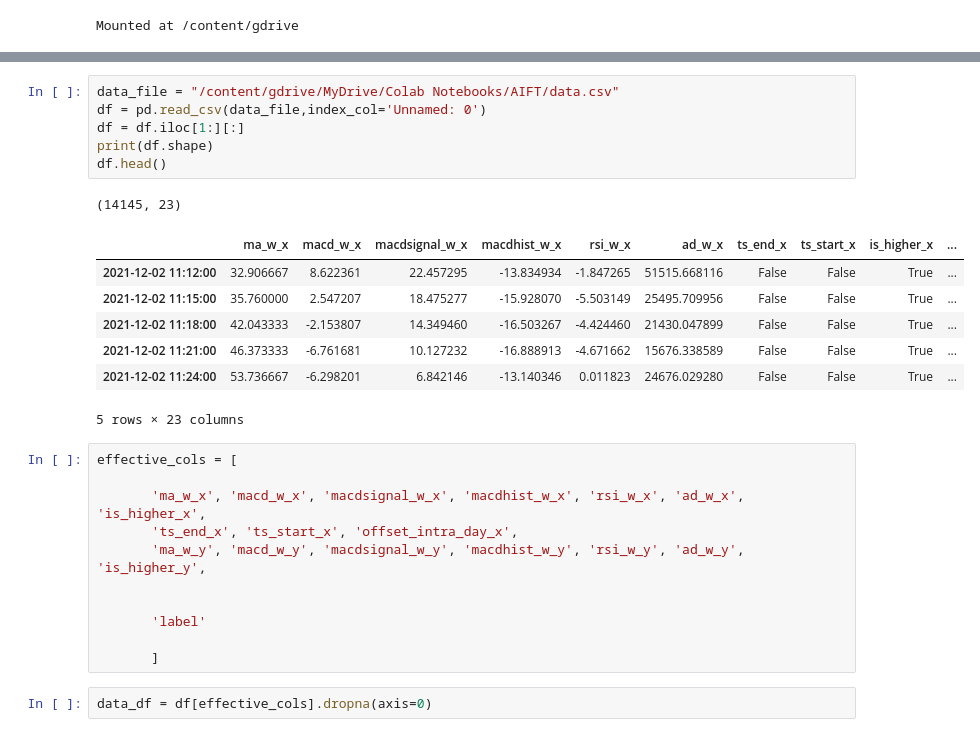
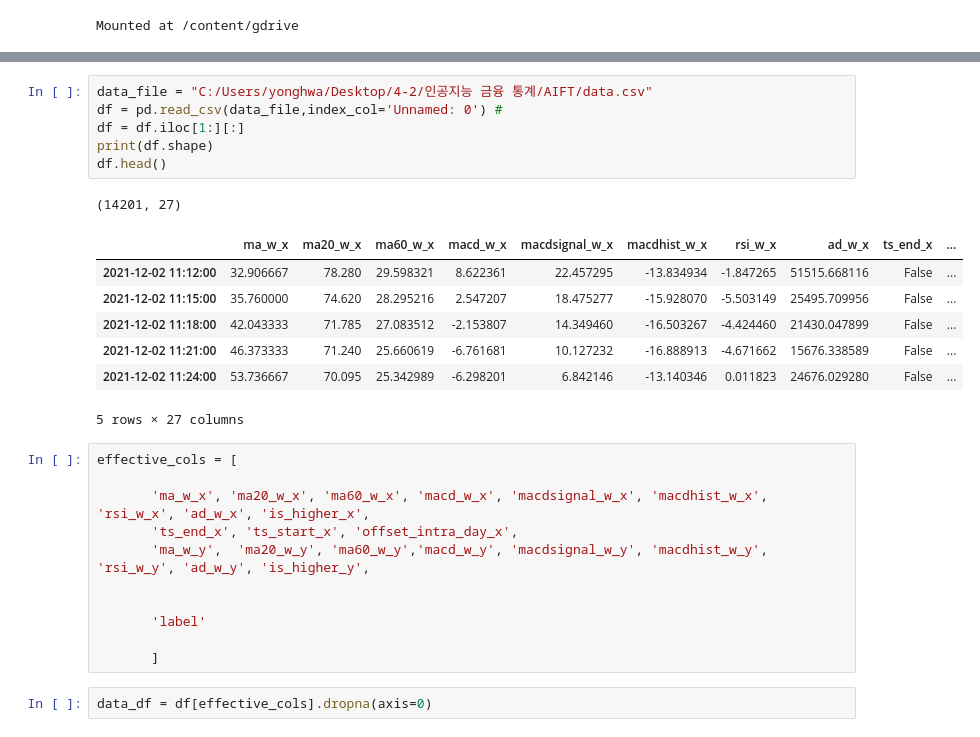
Before and after one commit to yonghwaAI/-5-, a Jupyter notebook: model/model_xgboost.ipynb, the cells around one changed output, grey strips where cells are left out. Cells and saved outputs as stored; diff of their text form.

```diff
--- a/model/model_xgboost.ipynb
+++ b/model/model_xgboost.ipynb
@@ -32,24 +14,24 @@ Successfully installed deprecated-1.2.13 sktime-0.14.1
 # %%
-data_file = "/content/gdrive/MyDrive/Colab Notebooks/AIFT/data.csv"
-df = pd.read_csv(data_file,index_col='Unnamed: 0')
+data_file = "C:/Users/yonghwa/Desktop/4-2/인공지능 금융 통계/AIFT/data.csv"
+df = pd.read_csv(data_file,index_col='Unnamed: 0') #
 df = df.iloc[1:][:]
 print(df.shape)
 df.head()
 # %% [output]
-(14145, 23)
+(14201, 27)
-|  | ma_w_x | macd_w_x | macdsignal_w_x | macdhist_w_x | rsi_w_x | ad_w_x | ts_end_x | ts_start_x | is_higher_x | ... |
-| 2021-12-02 11:12:00 | 32.906667 | 8.622361 | 22.457295 | -13.834934 | -1.847265 | 51515.668116 | False | False | True | ... |
-| 2021-12-02 11:15:00 | 35.760000 | 2.547207 | 18.475277 | -15.928070 | -5.503149 | 25495.709956 | False | False | True | ... |
-| 2021-12-02 11:18:00 | 42.043333 | -2.153807 | 14.349460 | -16.503267 | -4.424460 | 21430.047899 | False | False | True | ... |
-| 2021-12-02 11:21:00 | 46.373333 | -6.761681 | 10.127232 | -16.888913 | -4.671662 | 15676.338589 | False | False | True | ... |
-| 2021-12-02 11:24:00 | 53.736667 | -6.298201 | 6.842146 | -13.140346 | 0.011823 | 24676.029280 | False | False | True | ... |
+|  | ma_w_x | ma20_w_x | ma60_w_x | macd_w_x | macdsignal_w_x | macdhist_w_x | rsi_w_x | ad_w_x | ts_end_x | ... |
+| 2021-12-02 11:12:00 | 32.906667 | 78.280 | 29.598321 | 8.622361 | 22.457295 | -13.834934 | -1.847265 | 51515.668116 | False | ... |
+| 2021-12-02 11:15:00 | 35.760000 | 74.620 | 28.295216 | 2.547207 | 18.475277 | -15.928070 | -5.503149 | 25495.709956 | False | ... |
+| 2021-12-02 11:18:00 | 42.043333 | 71.785 | 27.083512 | -2.153807 | 14.349460 | -16.503267 | -4.424460 | 21430.047899 | False | ... |
+| 2021-12-02 11:21:00 | 46.373333 | 71.240 | 25.660619 | -6.761681 | 10.127232 | -16.888913 | -4.671662 | 15676.338589 | False | ... |
+| 2021-12-02 11:24:00 | 53.736667 | 70.095 | 25.342989 | -6.298201 | 6.842146 | -13.140346 | 0.011823 | 24676.029280 | False | ... |
-5 rows × 23 columns
+5 rows × 27 columns
 # %%
 effective_cols = [
 
-       'ma_w_x', 'macd_w_x', 'macdsignal_w_x', 'macdhist_w_x', 'rsi_w_x', 'ad_w_x', 'is_higher_x',
+       'ma_w_x', 'ma20_w_x', 'ma60_w_x', 'macd_w_x', 'macdsignal_w_x', 'macdhist_w_x', 'rsi_w_x', 'ad_w_x', 'is_higher_x',
        'ts_end_x', 'ts_start_x', 'offset_intra_day_x',
-       'ma_w_y', 'macd_w_y', 'macdsignal_w_y', 'macdhist_w_y', 'rsi_w_y', 'ad_w_y', 'is_higher_y',
+       'ma_w_y',  'ma20_w_y', 'ma60_w_y','macd_w_y', 'macdsignal_w_y', 'macdhist_w_y', 'rsi_w_y', 'ad_w_y', 'is_higher_y',
 
 
        'label'
```
Also changed, not shown: parts of 10 cells of this notebook, 7 other files.
